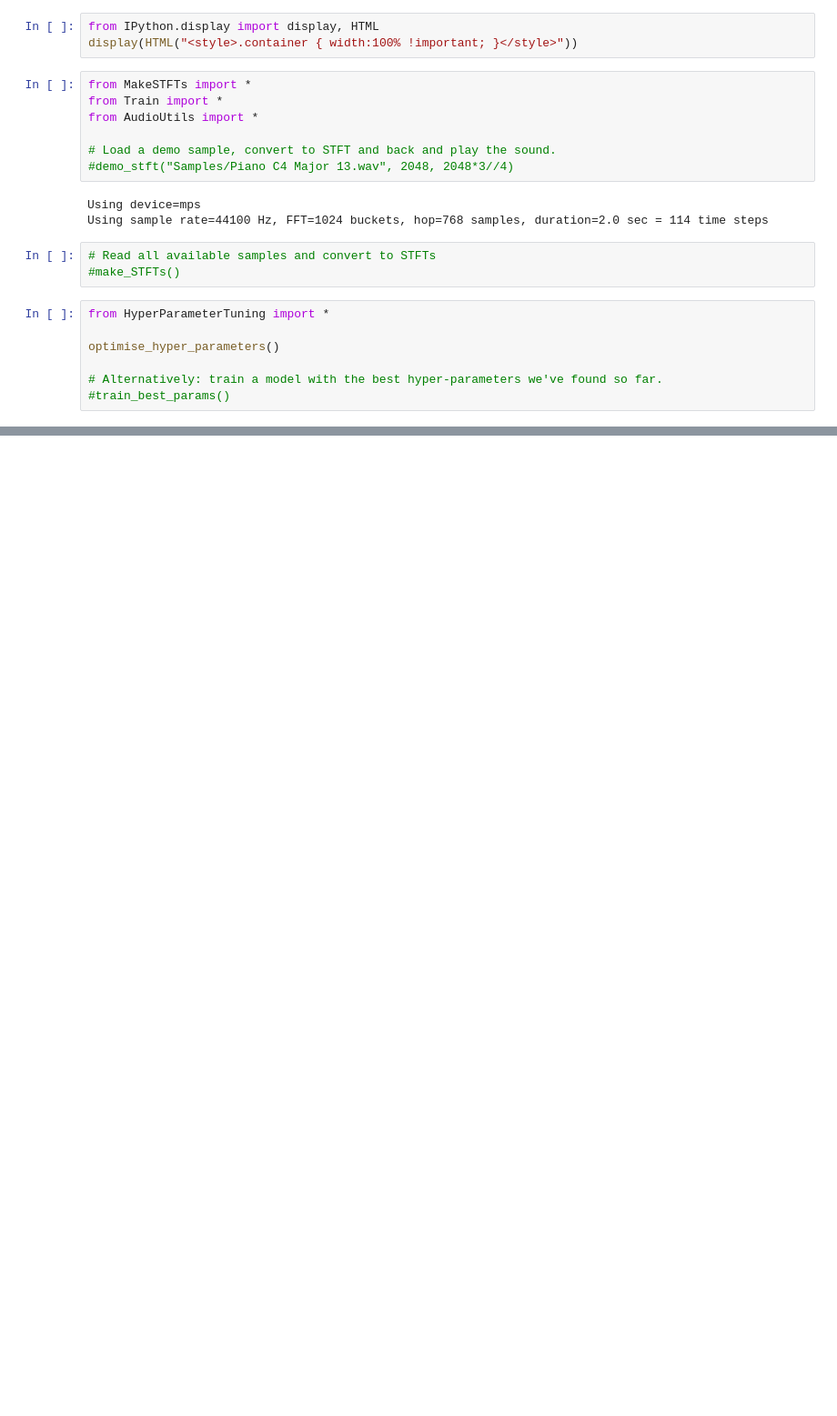
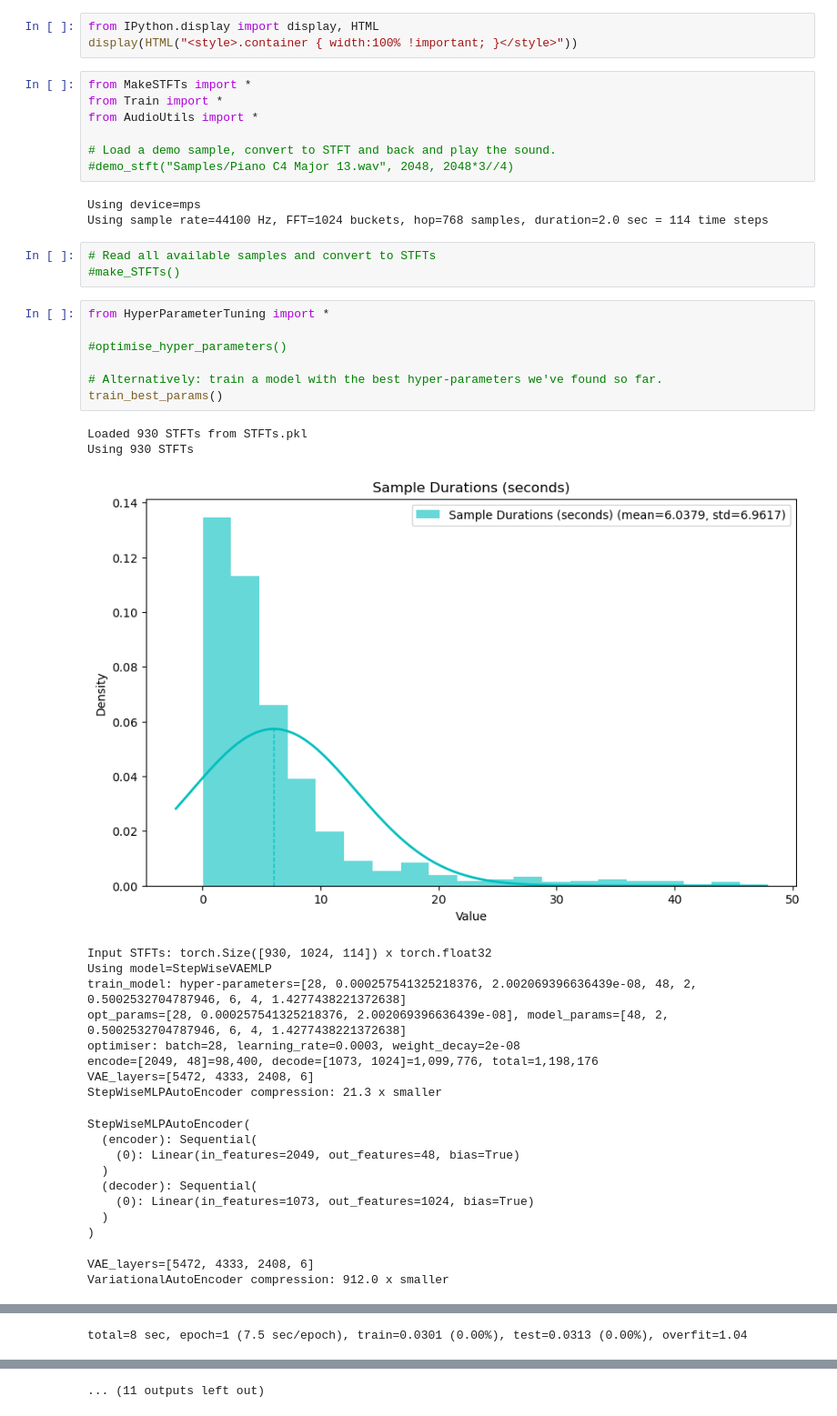
Before and after one commit to RikMaxSpeed/SampleGen, a Jupyter notebook: MakeAndTrain.ipynb, the cells around one changed output, grey strips where cells are left out. Shown at 91% size. Cells and saved outputs as stored; diff of their text form; blank space fills up the shorter version.

```diff
--- a/MakeAndTrain.ipynb
+++ b/MakeAndTrain.ipynb
@@ -17,7 +17,29 @@ Using sample rate=44100 Hz, FFT=1024 buckets, hop=768 samples, duration=2.0 sec
 # %%
 from HyperParameterTuning import *
 
-optimise_hyper_parameters()
+#optimise_hyper_parameters()
 
 # Alternatively: train a model with the best hyper-parameters we've found so far.
-#train_best_params()
+train_best_params()
+# %% [output]
+Loaded 930 STFTs from STFTs.pkl
+Using 930 STFTs
+[figure, added]
+Input STFTs: torch.Size([930, 1024, 114]) x torch.float32
+Using model=StepWiseVAEMLP
+train_model: hyper-parameters=[28, 0.000257541325218376, 2.002069396636439e-08, 48, 2, 0.5002532704787946, 6, 4, 1.4277438221372638]
+opt_params=[28, 0.000257541325218376, 2.002069396636439e-08], model_params=[48, 2, 0.5002532704787946, 6, 4, 1.4277438221372638]
+optimiser: batch=28, learning_rate=0.0003, weight_decay=2e-08
+encode=[2049, 48]=98,400, decode=[1073, 1024]=1,099,776, total=1,198,176
+VAE_layers=[5472, 4333, 2408, 6]
+StepWiseMLPAutoEncoder compression: 21.3 x smaller
+StepWiseMLPAutoEncoder(
+  (encoder): Sequential(
+    (0): Linear(in_features=2049, out_features=48, bias=True)
+  )
+  (decoder): Sequential(
+    (0): Linear(in_features=1073, out_features=1024, bias=True)
+  )
+)
+VAE_layers=[5472, 4333, 2408, 6]
+VariationalAutoEncoder compression: 912.0 x smaller
@@ -23,0 +77 @@ optimise_hyper_parameters()
+total=8 sec, epoch=1 (7.5 sec/epoch), train=0.0301 (0.00%), test=0.0313 (0.00%), overfit=1.04
@@ -24,3 +82,4 @@ optimise_hyper_parameters()
+... (11 outputs left out)
 # %%
 # Generate some new samples, either by interpolation or randome perturbation
 from Generate import *
```
Also changed, not shown: parts of 2 cells of this notebook, 2 other files.
